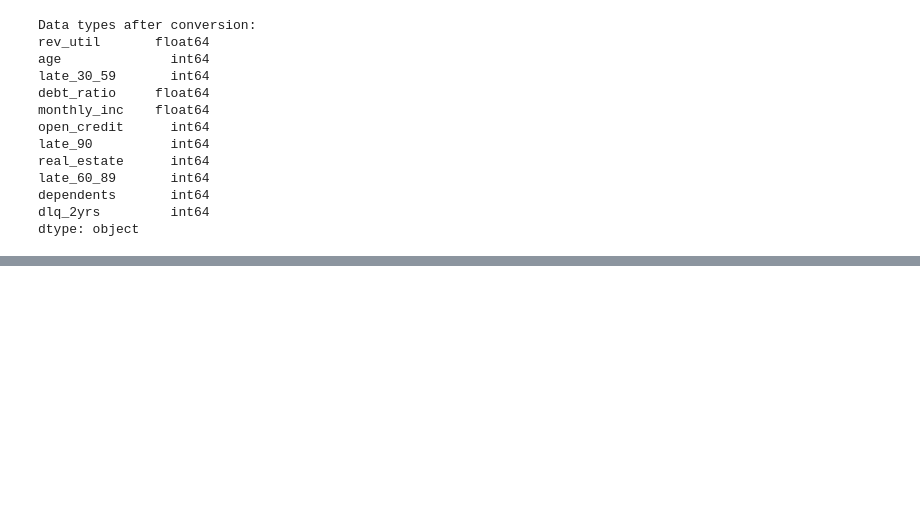
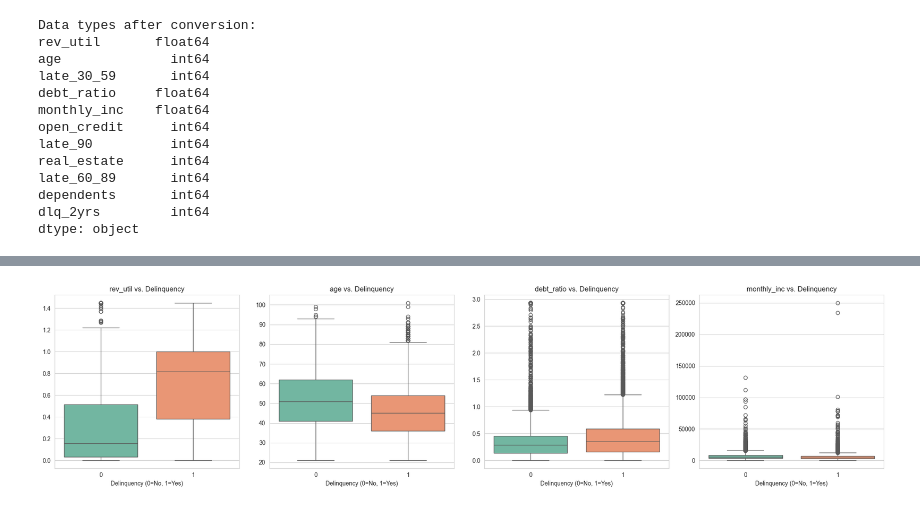
Before and after one commit to Azvier/credit-risk-prediction, a Jupyter notebook: notebooks/credit-risk-prediction.ipynb, the cells around one changed output, grey strips where cells are left out. Saved outputs shown, nothing was run; the diff lists cells and outputs as text; code cells hidden in the pictures; blank space fills up the shorter version.

```diff
--- a/notebooks/credit-risk-prediction.ipynb
+++ b/notebooks/credit-risk-prediction.ipynb
@@ -89,0 +176,18 @@ dtype: object
+# %%
+# Create binary flag for zero-income
+df['is_income_zero'] = (df['monthly_inc'] == 0).astype(int)
+
+# Impute debt_ratio for zero-income group
+df.loc[df['is_income_zero'] == 1, 'debt_ratio'] = 0
+
+# Cap rev_util outliers at 99th percentile
+p99_rev_util = df['rev_util'].quantile(0.99)
+df['rev_util'] = df['rev_util'].clip(upper=p99_rev_util)
+
+# Cap the debt_ratio column at the 99th percentile
+p99_debt_ratio = df['debt_ratio'].quantile(0.99)
+df['debt_ratio'] = df['debt_ratio'].clip(upper=p99_debt_ratio)
+
+print("Feature 'is_income_zero' created and outliers handled.")
+print("\nNew summary statistics for 'debt_ratio' and 'rev_util':")
+print(df[['debt_ratio', 'rev_util']].describe())
@@ -89,0 +207,15 @@ dtype: object
+# %%
+numerical_features = ['rev_util', 'age', 'debt_ratio', 'monthly_inc']
+
+# Sided-by-side box plots for each feature against the target
+fig, axes = plt.subplots(1, 4, figsize=(20, 5))
+for i, col in enumerate(numerical_features):
+    sns.boxplot(x='dlq_2yrs', y=col, data=df, ax=axes[i], hue='dlq_2yrs', palette="Set2", legend=False)
+    axes[i].set_title(f'{col} vs. Delinquency')
+    axes[i].set_xlabel('Delinquency (0=No, 1=Yes)')
+    axes[i].set_ylabel('')
+
+plt.tight_layout()
+plt.show()
+# %% [output]
+[figure, added]
```
Also changed, not shown: parts of 12 cells of this notebook.
